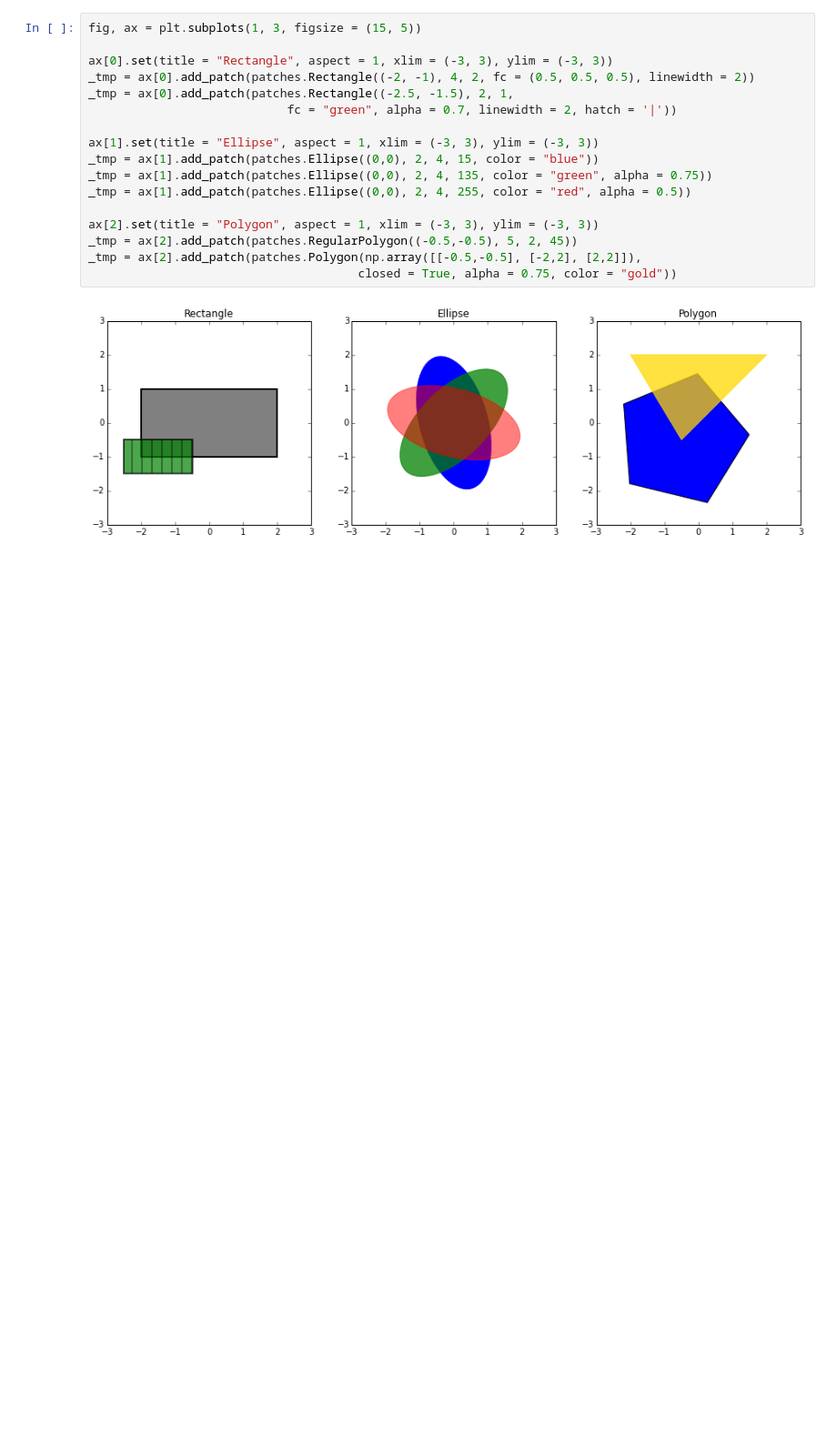
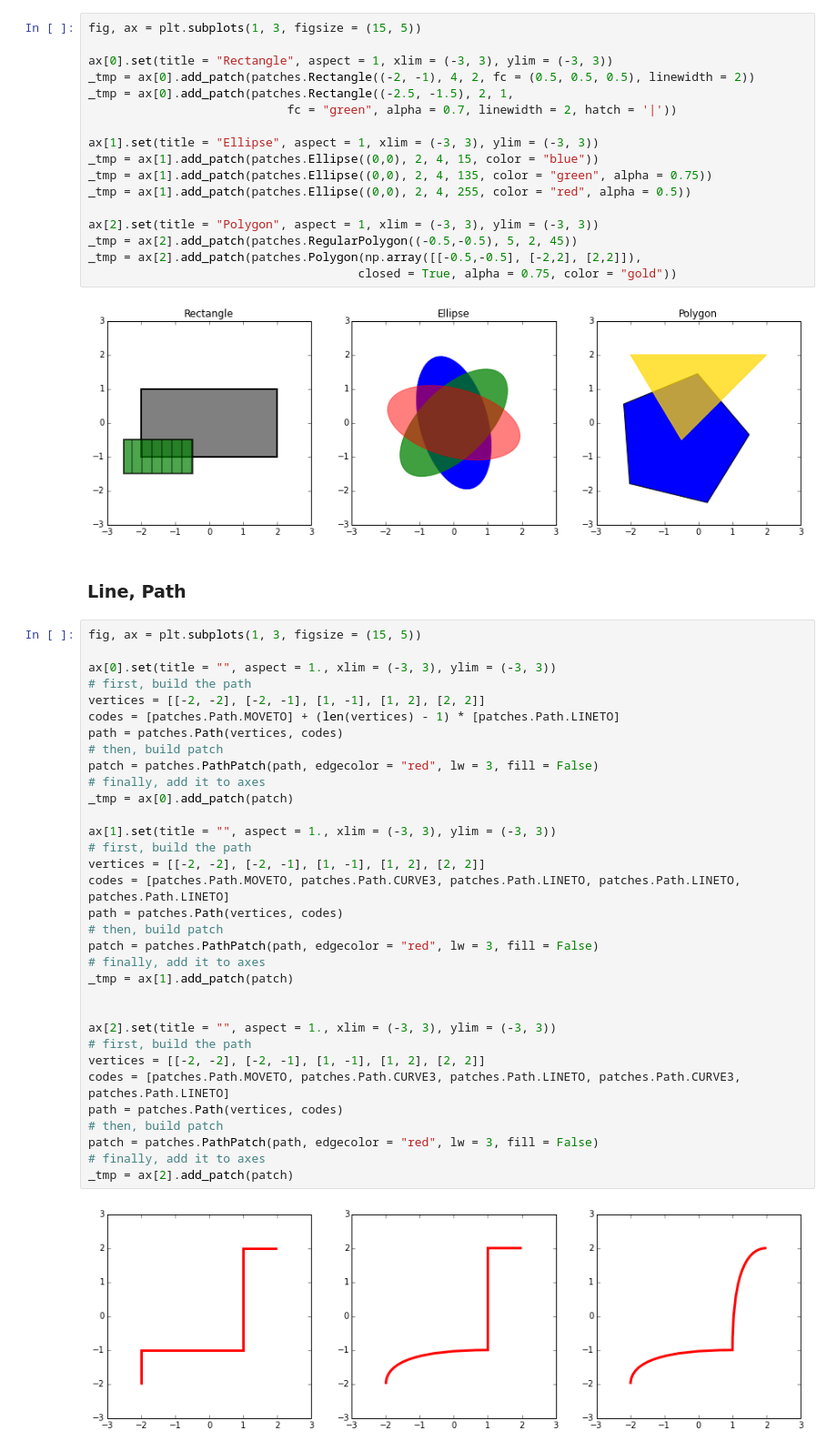
Before and after one commit to mmathioudakis/matplotlib_plot_examples, a Jupyter notebook: little_matplotlib_cookbook.ipynb, the cells around one changed output. Shown at 91% size. Cells and saved outputs as stored; diff of their text form; blank space fills up the shorter version.

Commit message:
path

```diff
--- a/little_matplotlib_cookbook.ipynb
+++ b/little_matplotlib_cookbook.ipynb
@@ -591,3 +591,40 @@ _tmp = ax[2].add_patch(patches.Polygon(np.array([[-0.5,-0.5], [-2,2], [2,2]]),
                                       closed = True, alpha = 0.75, color = "gold"))
 # %% [output]
 [figure]
+# %% [markdown]
+### Line, Path
+# %%
+fig, ax = plt.subplots(1, 3, figsize = (15, 5))
+
+ax[0].set(title = "", aspect = 1., xlim = (-3, 3), ylim = (-3, 3))
+# first, build the path
+vertices = [[-2, -2], [-2, -1], [1, -1], [1, 2], [2, 2]]
+codes = [patches.Path.MOVETO] + (len(vertices) - 1) * [patches.Path.LINETO]
+path = patches.Path(vertices, codes)
+# then, build patch
+patch = patches.PathPatch(path, edgecolor = "red", lw = 3, fill = False)
+# finally, add it to axes
+_tmp = ax[0].add_patch(patch)
+
+ax[1].set(title = "", aspect = 1., xlim = (-3, 3), ylim = (-3, 3))
+# first, build the path
+vertices = [[-2, -2], [-2, -1], [1, -1], [1, 2], [2, 2]]
+codes = [patches.Path.MOVETO, patches.Path.CURVE3, patches.Path.LINETO, patches.Path.LINETO, patches.Path.LINETO]
+path = patches.Path(vertices, codes)
+# then, build patch
+patch = patches.PathPatch(path, edgecolor = "red", lw = 3, fill = False)
+# finally, add it to axes
+_tmp = ax[1].add_patch(patch)
+
+
+ax[2].set(title = "", aspect = 1., xlim = (-3, 3), ylim = (-3, 3))
+# first, build the path
+vertices = [[-2, -2], [-2, -1], [1, -1], [1, 2], [2, 2]]
+codes = [patches.Path.MOVETO, patches.Path.CURVE3, patches.Path.LINETO, patches.Path.CURVE3, patches.Path.LINETO]
+path = patches.Path(vertices, codes)
+# then, build patch
+patch = patches.PathPatch(path, edgecolor = "red", lw = 3, fill = False)
+# finally, add it to axes
+_tmp = ax[2].add_patch(patch)
+# %% [output]
+[figure, added]
```
